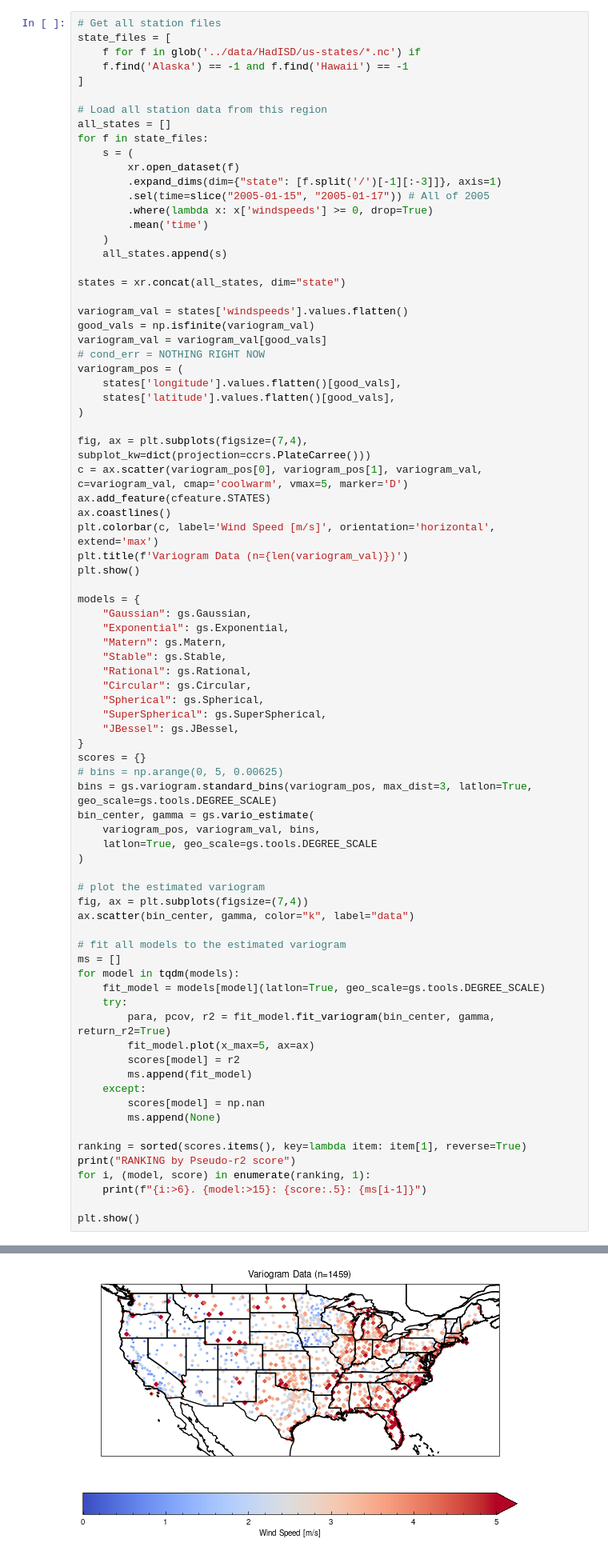
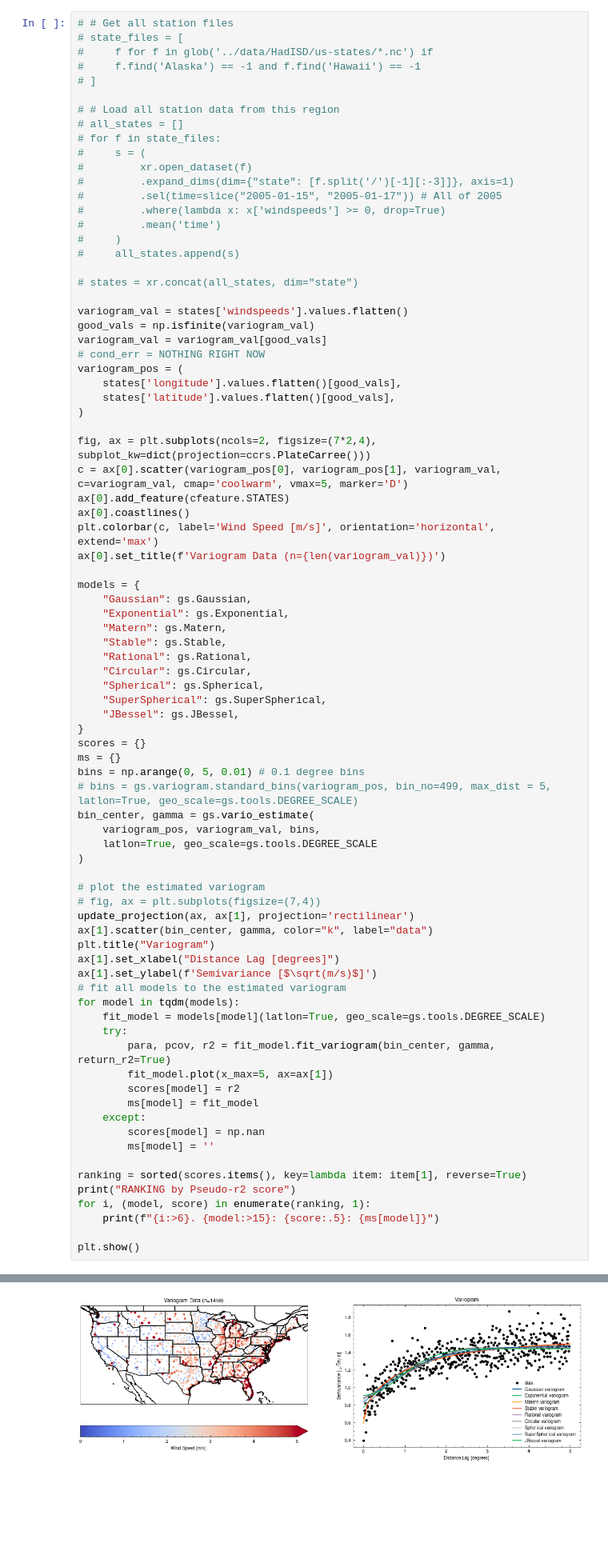
Before and after one commit to ivalencius/wind-analysis, a Jupyter notebook: scripts/krige_development.ipynb, the cells around one changed output, grey strips where cells are left out. Shown at 80% size. Drawn from its saved outputs; the diff is of its cells as text; blank space fills up the shorter version.

```diff
--- a/scripts/krige_development.ipynb
+++ b/scripts/krige_development.ipynb
@@ -209,23 +197,23 @@ array([ -85.963,  -86.858,  -88.246, ..., -110.11 , -110.712, -108.669])
 # %%
-# Get all station files
-state_files = [
-    f for f in glob('../data/HadISD/us-states/*.nc') if
-    f.find('Alaska') == -1 and f.find('Hawaii') == -1
-]
+# # Get all station files
+# state_files = [
+#     f for f in glob('../data/HadISD/us-states/*.nc') if
+#     f.find('Alaska') == -1 and f.find('Hawaii') == -1
+# ]
 
-# Load all station data from this region
-all_states = []
-for f in state_files:
-    s = (
-        xr.open_dataset(f)
-        .expand_dims(dim={"state": [f.split('/')[-1][:-3]]}, axis=1)
-        .sel(time=slice("2005-01-15", "2005-01-17")) # All of 2005
-        .where(lambda x: x['windspeeds'] >= 0, drop=True)
-        .mean('time')
-    )
-    all_states.append(s)
+# # Load all station data from this region
+# all_states = []
+# for f in state_files:
+#     s = (
+#         xr.open_dataset(f)
+#         .expand_dims(dim={"state": [f.split('/')[-1][:-3]]}, axis=1)
+#         .sel(time=slice("2005-01-15", "2005-01-17")) # All of 2005
+#         .where(lambda x: x['windspeeds'] >= 0, drop=True)
+#         .mean('time')
+#     )
+#     all_states.append(s)
 
-states = xr.concat(all_states, dim="state")
+# states = xr.concat(all_states, dim="state")
 
 variogram_val = states['windspeeds'].values.flatten()
 good_vals = np.isfinite(variogram_val)
@@ -236,13 +224,12 @@ variogram_pos = (
     states['latitude'].values.flatten()[good_vals],
 )
 
-fig, ax = plt.subplots(figsize=(7,4), subplot_kw=dict(projection=ccrs.PlateCarree()))
-c = ax.scatter(variogram_pos[0], variogram_pos[1], variogram_val, c=variogram_val, cmap='coolwarm', vmax=5, marker='D')
-ax.add_feature(cfeature.STATES)
-ax.coastlines()
+fig, ax = plt.subplots(ncols=2, figsize=(7*2,4), subplot_kw=dict(projection=ccrs.PlateCarree()))
+c = ax[0].scatter(variogram_pos[0], variogram_pos[1], variogram_val, c=variogram_val, cmap='coolwarm', vmax=5, marker='D')
+ax[0].add_feature(cfeature.STATES)
+ax[0].coastlines()
 plt.colorbar(c, label='Wind Speed [m/s]', orientation='horizontal', extend='max')
-plt.title(f'Variogram Data (n={len(variogram_val)})')
-plt.show()
+ax[0].set_title(f'Variogram Data (n={len(variogram_val)})')
 
 models = {
     "Gaussian": gs.Gaussian,
@@ -256,34 +243,37 @@ models = {
     "JBessel": gs.JBessel,
 }
 scores = {}
-# bins = np.arange(0, 5, 0.00625)
-bins = gs.variogram.standard_bins(variogram_pos, max_dist=3, latlon=True, geo_scale=gs.tools.DEGREE_SCALE)
+ms = {}
+bins = np.arange(0, 5, 0.01) # 0.1 degree bins
+# bins = gs.variogram.standard_bins(variogram_pos, bin_no=499, max_dist = 5, latlon=True, geo_scale=gs.tools.DEGREE_SCALE)
 bin_center, gamma = gs.vario_estimate(
     variogram_pos, variogram_val, bins,
     latlon=True, geo_scale=gs.tools.DEGREE_SCALE
 )
 
 # plot the estimated variogram
-fig, ax = plt.subplots(figsize=(7,4))
-ax.scatter(bin_center, gamma, color="k", label="data")
-
+# fig, ax = plt.subplots(figsize=(7,4))
+update_projection(ax, ax[1], projection='rectilinear')
+ax[1].scatter(bin_center, gamma, color="k", label="data")
+plt.title("Variogram")
+ax[1].set_xlabel("Distance Lag [degrees]")
+ax[1].set_ylabel(f'Semivariance [$\sqrt(m/s)$]')
 # fit all models to the estimated variogram
-ms = []
 for model in tqdm(models):
     fit_model = models[model](latlon=True, geo_scale=gs.tools.DEGREE_SCALE)
     try:
         para, pcov, r2 = fit_model.fit_variogram(bin_center, gamma, return_r2=True)
-        fit_model.plot(x_max=5, ax=ax)
+        fit_model.plot(x_max=5, ax=ax[1])
         scores[model] = r2
-        ms.append(fit_model)
+        ms[model] = fit_model
     except:
         scores[model] = np.nan
-        ms.append(None)
+        ms[model] = ''
 
 ranking = sorted(scores.items(), key=lambda item: item[1], reverse=True)
 print("RANKING by Pseudo-r2 score")
 for i, (model, score) in enumerate(ranking, 1):
-    print(f"{i:>6}. {model:>15}: {score:.5}: {ms[i-1]}")
+    print(f"{i:>6}. {model:>15}: {score:.5}: {ms[model]}")
 
 plt.show()
 # %% [output]
@@ -290 +290 @@ plt.show()
-[figure, old version]
+[figure, new version]
```
Also changed, not shown: parts of 11 cells of this notebook.
